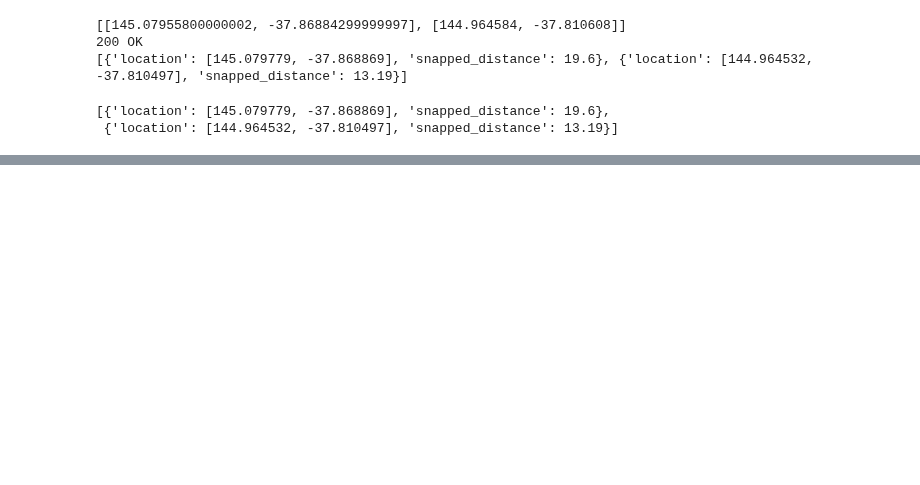
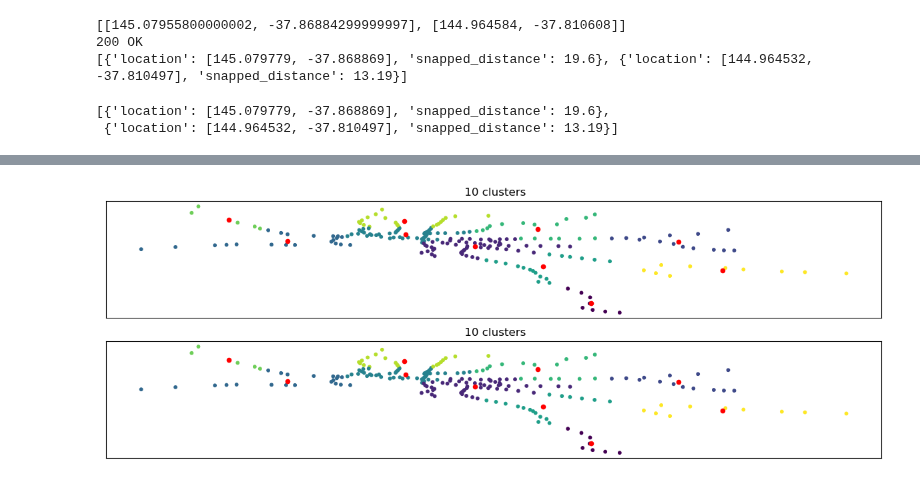
Before and after one commit to MAST30034-Applied-Data-Science/generic-real-estate-consulting-project-group-7, a Jupyter notebook: notebooks/ORS.ipynb, the cells around one changed output, grey strips where cells are left out. Cells and saved outputs as stored; diff of their text form; code cells hidden in the pictures; blank space fills up the shorter version.

```diff
--- a/notebooks/ORS.ipynb
+++ b/notebooks/ORS.ipynb
@@ -114,0 +122,19 @@ KeyError: 'destinations'
+# %%
+num_clusters = 10
+
+from sklearn.cluster import KMeans
+import numpy as np
+X = np.array(geo_list)
+
+# Train first
+kmeans = KMeans(n_clusters=num_clusters, random_state=0).fit(X)
+#property_geo = [144.960102,  -37.8107635]
+def find_nearest_station(property_geo):
+
+    kmeans.labels_
+
+    index = kmeans.predict([property_geo])[0]
+    #print(kmeans.cluster_centers_)
+    return kmeans.cluster_centers_[index]
+
+print(find_nearest_station(property_geo))
@@ -114,0 +193,33 @@ KeyError: 'destinations'
+# %%
+import matplotlib.pyplot as plt
+
+# Number of cluster centers for KMeans and BisectingKMeans
+n_clusters_list = [10, 10]
+
+
+# Make subplots for each variant
+fig, axs = plt.subplots(
+    len(n_clusters_list), figsize=(15, 5)
+)
+
+axs = axs.T
+
+
+for j, n_clusters in enumerate(n_clusters_list):
+    centers = kmeans.cluster_centers_
+
+    axs[j].scatter(X[:, 0], X[:, 1], s=10, c=kmeans.labels_)
+    axs[j].scatter(centers[:, 0], centers[:, 1], c="r", s=20)
+
+    axs[j].set_title(f" {n_clusters} clusters")
+
+
+# Hide x labels and tick labels for top plots and y ticks for right plots.
+for ax in axs.flat:
+    ax.label_outer()
+    ax.set_xticks([])
+    ax.set_yticks([])
+
+plt.show()
+# %% [output]
+[figure, added]
```
Also changed, not shown: parts of 14 cells of this notebook, 2 other files.
